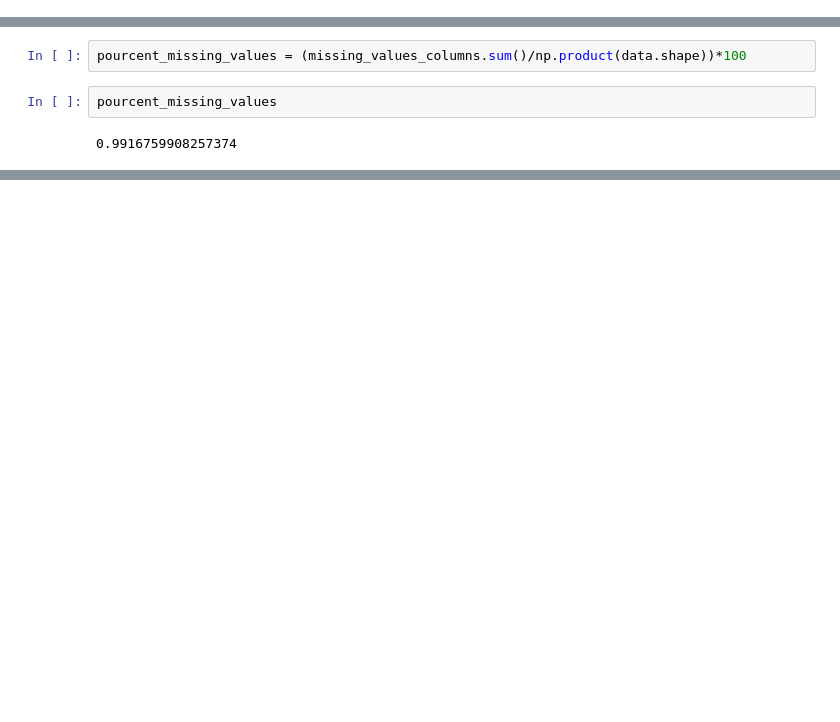
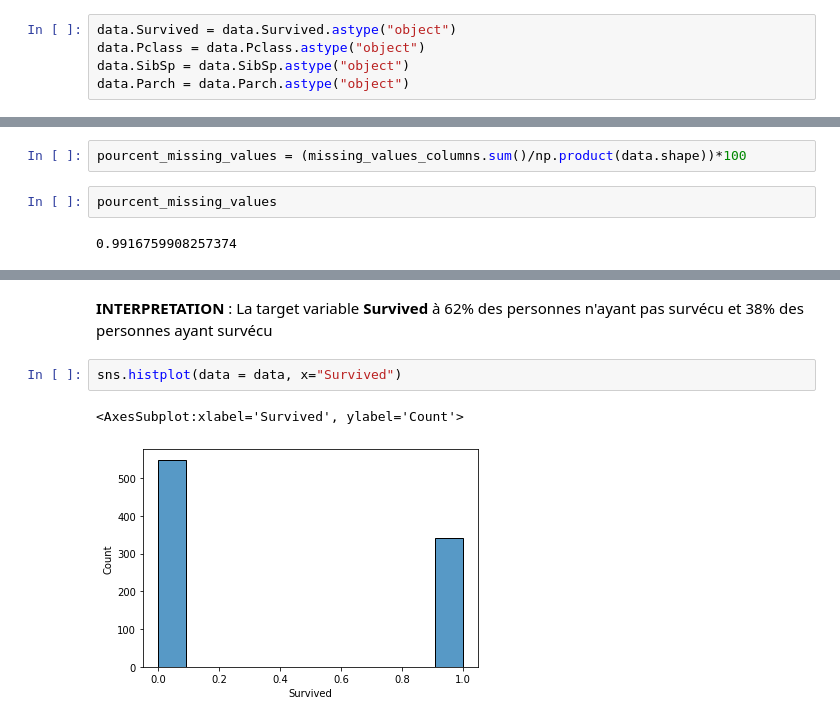
Before and after one commit to danzabe-boris/titanic, a Jupyter notebook: titanic-competition.ipynb, the cells around one changed output, grey strips where cells are left out. Saved outputs shown, nothing was run; the diff lists cells and outputs as text; blank space fills up the shorter version.

```diff
--- a/titanic-competition.ipynb
+++ b/titanic-competition.ipynb
@@ -46,3 +49,8 @@ embarked	Port d'Embarquation	C = Cherbourg, Q = Queenstown, S = Southampton
+# %%
+data.Survived = data.Survived.astype("object")
+data.Pclass = data.Pclass.astype("object")
+data.SibSp = data.SibSp.astype("object")
+data.Parch = data.Parch.astype("object")
 # %% [markdown]
 **Target variable** : notre variable à prédire ici c'est : *Survived*
 # %%
@@ -55,0 +92,7 @@ pourcent_missing_values
+# %% [markdown]
+ __INTERPRETATION__ : La target variable **Survived** à 62% des personnes n'ayant pas  survécu et 38% des personnes ayant survécu
+# %%
+sns.histplot(data = data, x="Survived")
+# %% [output]
+<AxesSubplot:xlabel='Survived', ylabel='Count'>
+[figure, added]
```
Also changed, not shown: parts of 16 cells of this notebook.
